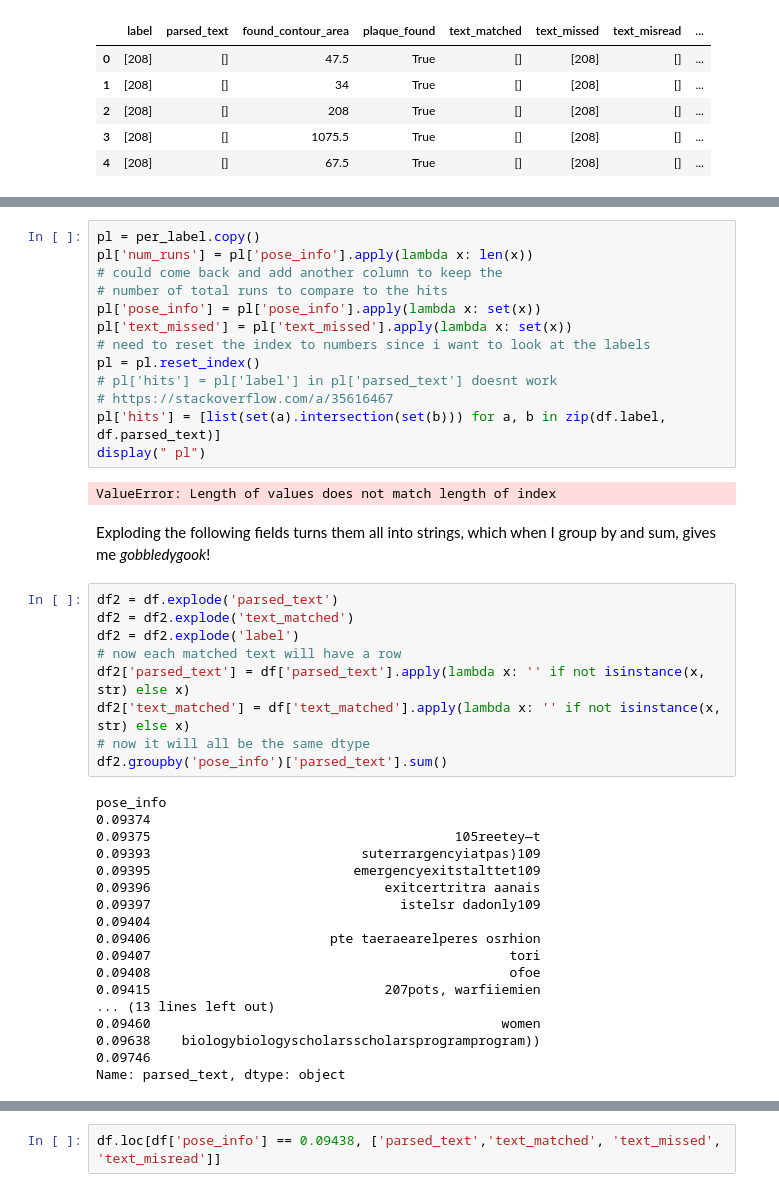
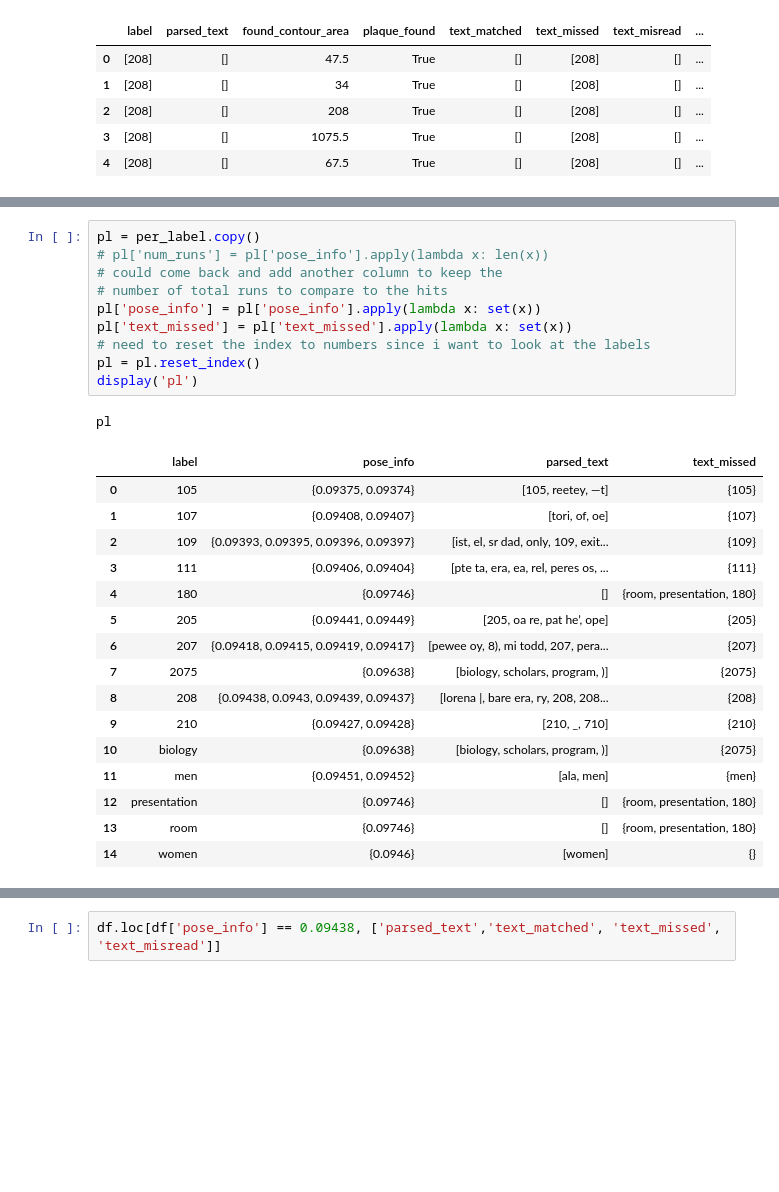
Before and after one commit to Jacktavitt/navigate_building, a Jupyter notebook: pandas data exploration.ipynb, the cells around one changed output, grey strips where cells are left out. Drawn from its saved outputs; the diff is of its cells as text; blank space fills up the shorter version.

```diff
--- a/pandas data exploration.ipynb
+++ b/pandas data exploration.ipynb
@@ -124,44 +138,28 @@ per_label
 # %%
 pl = per_label.copy()
-pl['num_runs'] = pl['pose_info'].apply(lambda x: len(x))
+# pl['num_runs'] = pl['pose_info'].apply(lambda x: len(x))
 # could come back and add another column to keep the
 # number of total runs to compare to the hits
 pl['pose_info'] = pl['pose_info'].apply(lambda x: set(x))
 pl['text_missed'] = pl['text_missed'].apply(lambda x: set(x))
 # need to reset the index to numbers since i want to look at the labels
 pl = pl.reset_index()
-# pl['hits'] = pl['label'] in pl['parsed_text'] doesnt work
-# https://stackoverflow.com/a/35616467
-pl['hits'] = [list(set(a).intersection(set(b))) for a, b in zip(df.label, df.parsed_text)]
-display(" pl")
+display('pl')
 # %% [output]
-ValueError: Length of values does not match length of index
+pl
+|  | label | pose_info | parsed_text | text_missed |
+| 0 | 105 | {0.09375, 0.09374} | [105, reetey, —t] | {105} |
+| 1 | 107 | {0.09408, 0.09407} | [tori, of, oe] | {107} |
+| 2 | 109 | {0.09393, 0.09395, 0.09396, 0.09397} | [ist, el, sr dad, only, 109, exit... | {109} |
+| 3 | 111 | {0.09406, 0.09404} | [pte ta, era, ea, rel, peres os, ... | {111} |
+| 4 | 180 | {0.09746} | [] | {room, presentation, 180} |
+| 5 | 205 | {0.09441, 0.09449} | [205, oa re, pat he’, ope] | {205} |
+| 6 | 207 | {0.09418, 0.09415, 0.09419, 0.09417} | [pewee oy, 8), mi todd, 207, pera... | {207} |
+| 7 | 2075 | {0.09638} | [biology, scholars, program, )] | {2075} |
+| 8 | 208 | {0.09438, 0.0943, 0.09439, 0.09437} | [lorena |, bare era, ry, 208, 208... | {208} |
+| 9 | 210 | {0.09427, 0.09428} | [210, _, 710] | {210} |
+| 10 | biology | {0.09638} | [biology, scholars, program, )] | {2075} |
+| 11 | men | {0.09451, 0.09452} | [ala, men] | {men} |
+| 12 | presentation | {0.09746} | [] | {room, presentation, 180} |
+| 13 | room | {0.09746} | [] | {room, presentation, 180} |
+| 14 | women | {0.0946} | [women] | {} |
-# %% [markdown]
-Exploding the following fields turns them all into strings, which when I group by and sum, gives me _gobbledygook_!
-# %%
-df2 = df.explode('parsed_text')
-df2 = df2.explode('text_matched')
-df2 = df2.explode('label')
-# now each matched text will have a row
-df2['parsed_text'] = df['parsed_text'].apply(lambda x: '' if not isinstance(x, str) else x)
-df2['text_matched'] = df['text_matched'].apply(lambda x: '' if not isinstance(x, str) else x)
-# now it will all be the same dtype
-df2.groupby('pose_info')['parsed_text'].sum()
-# %% [output]
-pose_info
-0.09374
-0.09375                                       105reetey—t
-0.09393                           suterrargencyiatpas)109
-0.09395                          emergencyexitstalttet109
-0.09396                              exitcertritra aanais
-0.09397                                istelsr dadonly109
-0.09404
-0.09406                       pte taeraearelperes osrhion
-0.09407                                              tori
-0.09408                                              ofoe
-0.09415                              207pots, warfiiemien
-... (13 lines left out)
-0.09460                                             women
-0.09638    biologybiologyscholarsscholarsprogramprogram))
-0.09746
-Name: parsed_text, dtype: object
```
Also changed, not shown: parts of 4 cells of this notebook.
